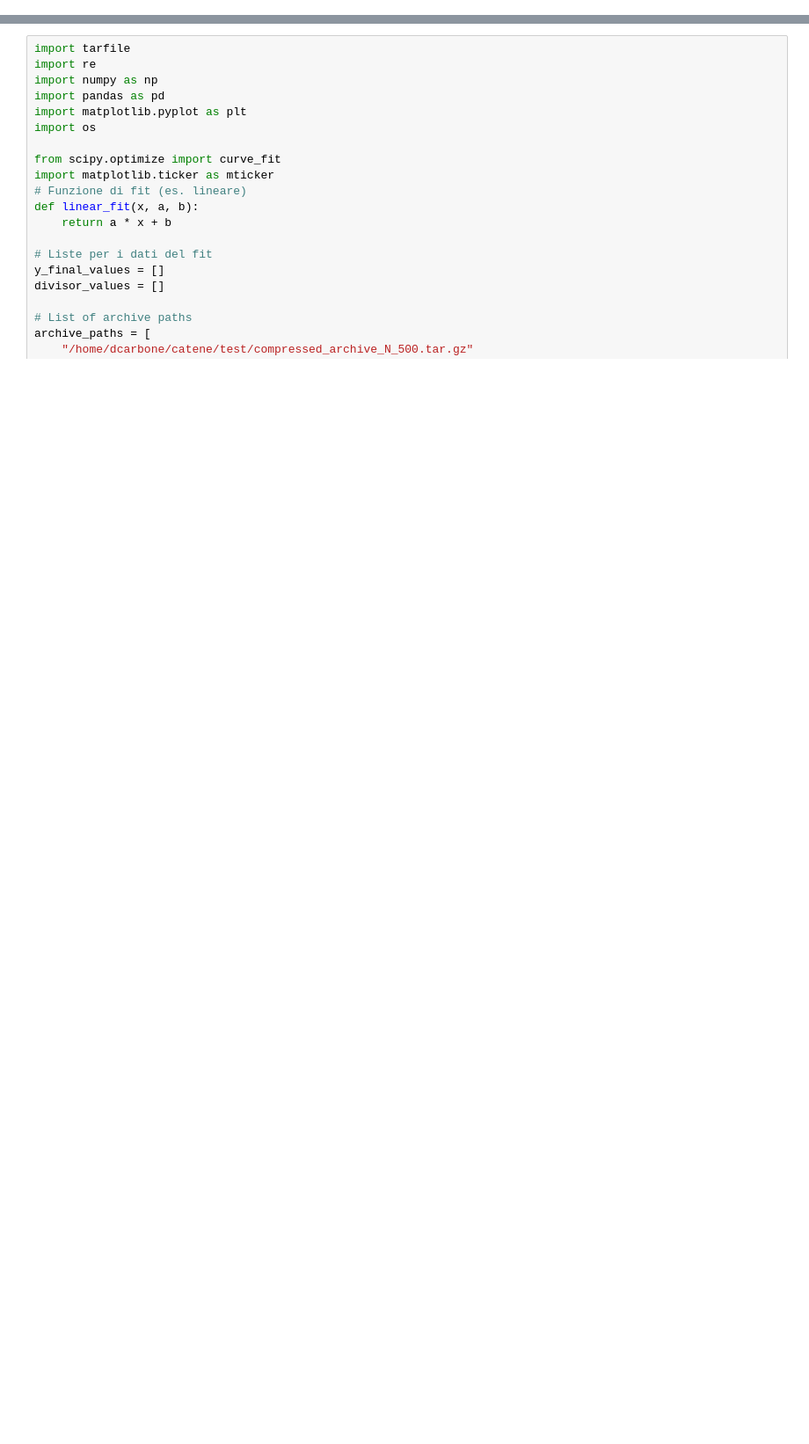
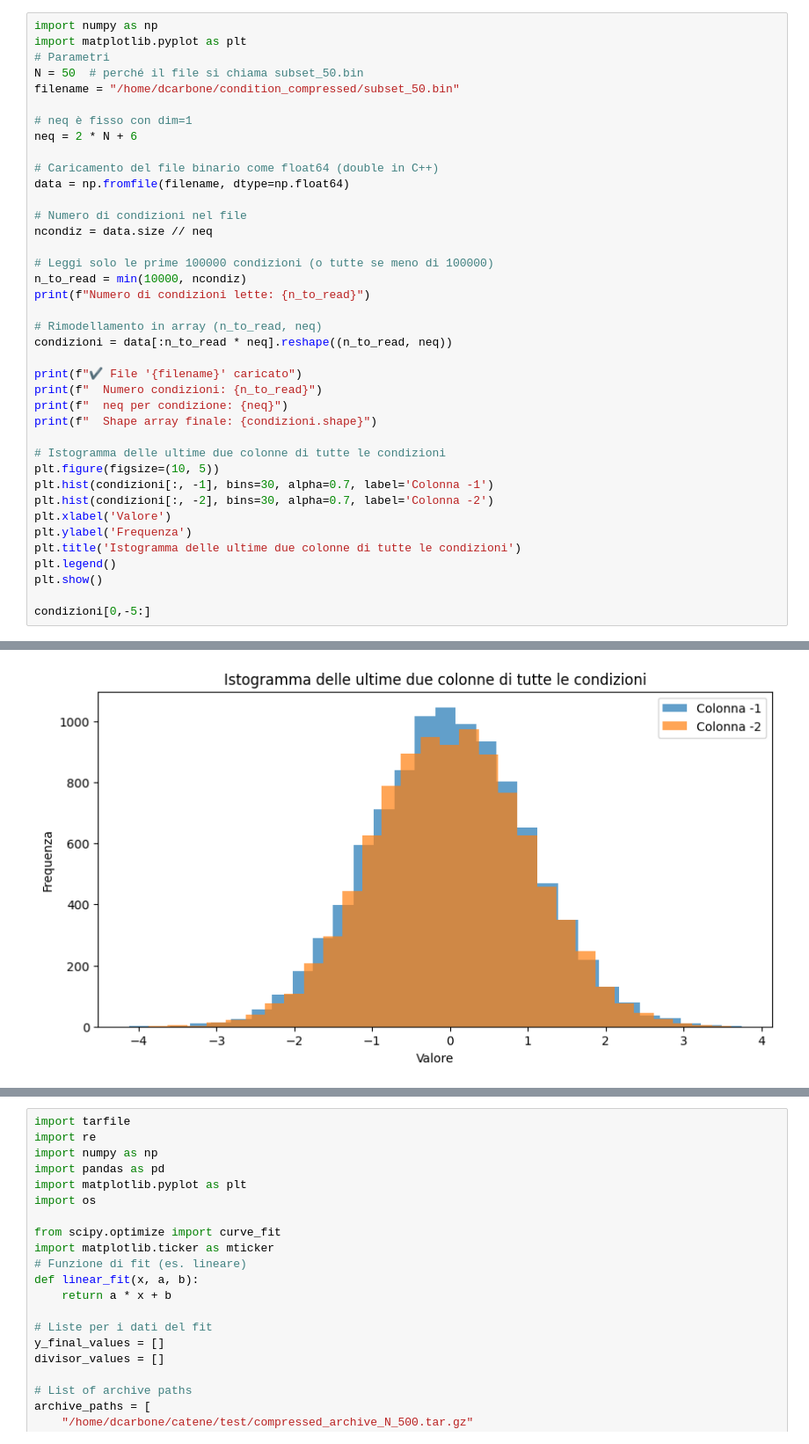
Before and after one commit to vdiflorio/1Dchain, a Jupyter notebook: hist.ipynb, the cells around one changed output, grey strips where cells are left out. Shown at 88% size. Cells and saved outputs as stored; diff of their text form; blank space fills up the shorter version.

Commit message:
subset conditions

```diff
--- a/hist.ipynb
+++ b/hist.ipynb
@@ -0,0 +1,40 @@
+# %%
+import numpy as np
+import matplotlib.pyplot as plt
+# Parametri
+N = 50  # perché il file si chiama subset_50.bin
+filename = "/home/dcarbone/condition_compressed/subset_50.bin"
+
+# neq è fisso con dim=1
+neq = 2 * N + 6
+
+# Caricamento del file binario come float64 (double in C++)
+data = np.fromfile(filename, dtype=np.float64)
+
+# Numero di condizioni nel file
+ncondiz = data.size // neq
+
+# Leggi solo le prime 100000 condizioni (o tutte se meno di 100000)
+n_to_read = min(10000, ncondiz)
+print(f"Numero di condizioni lette: {n_to_read}")
+
+# Rimodellamento in array (n_to_read, neq)
+condizioni = data[:n_to_read * neq].reshape((n_to_read, neq))
+
+print(f"✔ File '{filename}' caricato")
+print(f"  Numero condizioni: {n_to_read}")
+print(f"  neq per condizione: {neq}")
+print(f"  Shape array finale: {condizioni.shape}")
+
+# Istogramma delle ultime due colonne di tutte le condizioni
+plt.figure(figsize=(10, 5))
+plt.hist(condizioni[:, -1], bins=30, alpha=0.7, label='Colonna -1')
+plt.hist(condizioni[:, -2], bins=30, alpha=0.7, label='Colonna -2')
+plt.xlabel('Valore')
+plt.ylabel('Frequenza')
+plt.title('Istogramma delle ultime due colonne di tutte le condizioni')
+plt.legend()
+plt.show()
+
+condizioni[0,-5:]
+# %% [output]
@@ -0,0 +46 @@
+[figure, added]
```
Also changed, not shown: parts of 1 cell of this notebook, 5 other files.
